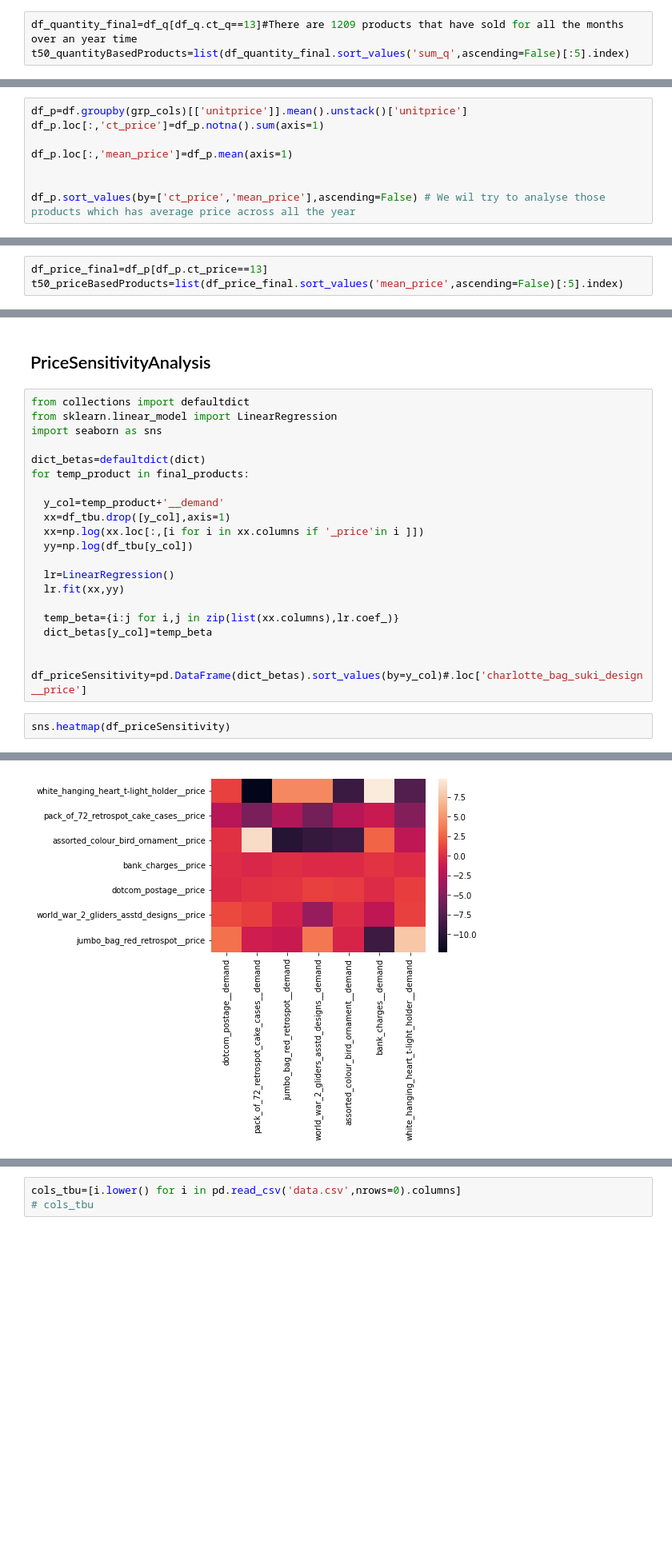
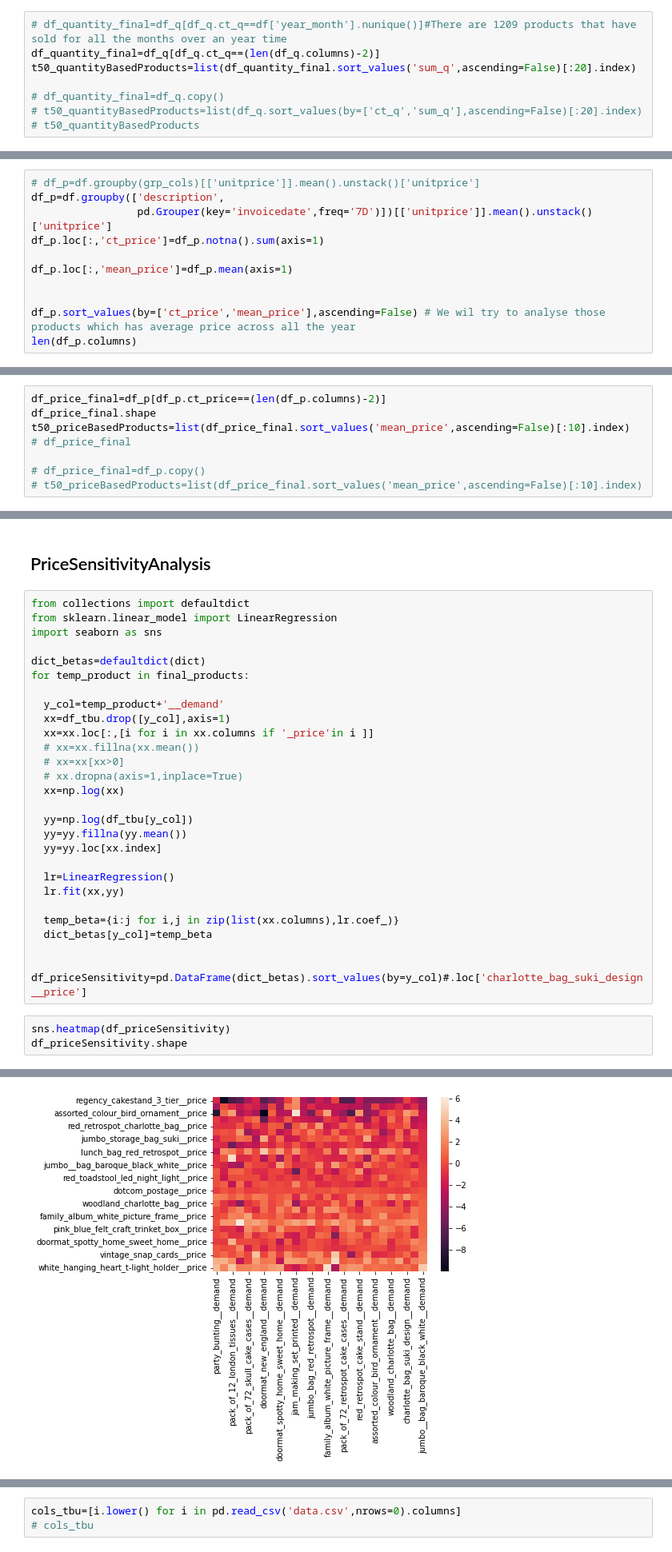
Before and after one commit to squareitall/Supply_Chain_Analytics, a Jupyter notebook: RetailPriceData.ipynb, the cells around one changed output, grey strips where cells are left out. Shown at 80% size. Saved outputs shown, nothing was run; the diff lists cells and outputs as text; blank space fills up the shorter version.

```diff
--- a/RetailPriceData.ipynb
+++ b/RetailPriceData.ipynb
@@ -59,14 +75,22 @@ df_q.sort_values(by=['ct_q','sum_q'],ascending=False) # We wil try to analyse th
 # %%
-df_quantity_final=df_q[df_q.ct_q==13]#There are 1209 products that have sold for all the months over an year time
-t50_quantityBasedProducts=list(df_quantity_final.sort_values('sum_q',ascending=False)[:5].index)
+# df_quantity_final=df_q[df_q.ct_q==df['year_month'].nunique()]#There are 1209 products that have sold for all the months over an year time
+df_quantity_final=df_q[df_q.ct_q==(len(df_q.columns)-2)]
+t50_quantityBasedProducts=list(df_quantity_final.sort_values('sum_q',ascending=False)[:20].index)
+
+# df_quantity_final=df_q.copy()
+# t50_quantityBasedProducts=list(df_q.sort_values(by=['ct_q','sum_q'],ascending=False)[:20].index)
+# t50_quantityBasedProducts
 # %% [markdown]
 ## PRice based selection
 # %%
-df_p=df.groupby(grp_cols)[['unitprice']].mean().unstack()['unitprice']
+# df_p=df.groupby(grp_cols)[['unitprice']].mean().unstack()['unitprice']
+df_p=df.groupby(['description',
+                 pd.Grouper(key='invoicedate',freq='7D')])[['unitprice']].mean().unstack()['unitprice']
 df_p.loc[:,'ct_price']=df_p.notna().sum(axis=1)
 
 df_p.loc[:,'mean_price']=df_p.mean(axis=1)
 
 
 df_p.sort_values(by=['ct_price','mean_price'],ascending=False) # We wil try to analyse those products which has average price across all the year
+len(df_p.columns)
 # %% [output]
@@ -87,6 +98,11 @@ df_p.sort_values(by=['ct_price','mean_price'],ascending=False) # We wil try to a
 # %%
-df_price_final=df_p[df_p.ct_price==13]
-t50_priceBasedProducts=list(df_price_final.sort_values('mean_price',ascending=False)[:5].index)
+df_price_final=df_p[df_p.ct_price==(len(df_p.columns)-2)]
+df_price_final.shape
+t50_priceBasedProducts=list(df_price_final.sort_values('mean_price',ascending=False)[:10].index)
+# df_price_final
+
+# df_price_final=df_p.copy()
+# t50_priceBasedProducts=list(df_price_final.sort_values('mean_price',ascending=False)[:10].index)
 # %% [markdown]
 ## SELECTION of top 100 products
 # %%
@@ -115,8 +135,15 @@ for temp_product in final_products:
 
   y_col=temp_product+'__demand'
   xx=df_tbu.drop([y_col],axis=1)
-  xx=np.log(xx.loc[:,[i for i in xx.columns if '_price'in i ]])
+  xx=xx.loc[:,[i for i in xx.columns if '_price'in i ]]
+  # xx=xx.fillna(xx.mean())
+  # xx=xx[xx>0]
+  # xx.dropna(axis=1,inplace=True)
+  xx=np.log(xx)
+
   yy=np.log(df_tbu[y_col])
+  yy=yy.fillna(yy.mean())
+  yy=yy.loc[xx.index]
 
   lr=LinearRegression()
   lr.fit(xx,yy)
@@ -128,4 +155,5 @@ for temp_product in final_products:
 df_priceSensitivity=pd.DataFrame(dict_betas).sort_values(by=y_col)#.loc['charlotte_bag_suki_design__price']
 # %%
 sns.heatmap(df_priceSensitivity)
+df_priceSensitivity.shape
 # %% [output]
@@ -133,3 +161,3 @@ sns.heatmap(df_priceSensitivity)
-[figure, old version]
+[figure, new version]
 # %%
 df_priceSensitivity=df_priceSensitivity.sort_index(axis=1).sort_index()#.shape
```
Also changed, not shown: parts of 27 cells of this notebook.
